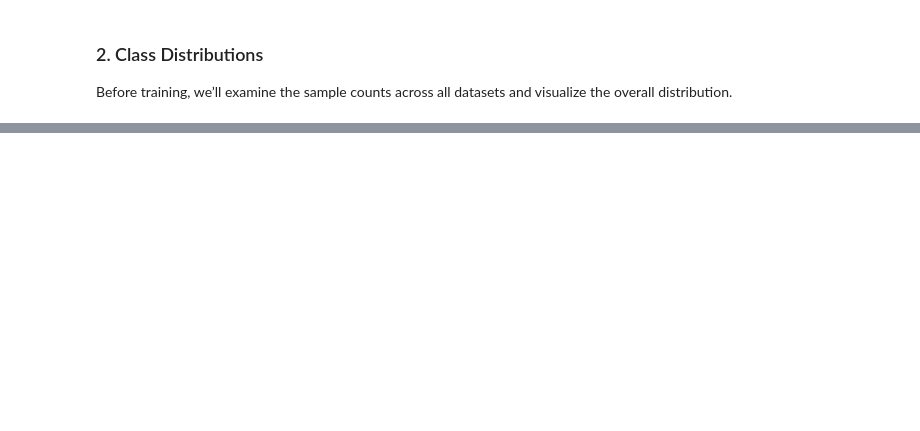
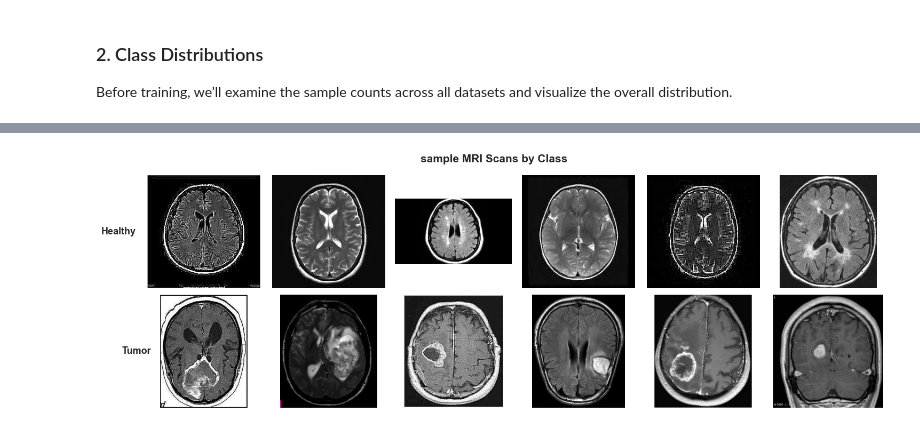
Before and after one commit to daviddning/cancer-tumor-classifier, a Jupyter notebook: notebooks/eda_brain_umor.ipynb, the cells around one changed output, grey strips where cells are left out. Cells and saved outputs as stored; diff of their text form; code cells hidden in the pictures; blank space fills up the shorter version.

```diff
--- a/notebooks/eda_brain_umor.ipynb
+++ b/notebooks/eda_brain_umor.ipynb
@@ -128,0 +191,46 @@ Looking at the plotted images:
+# %%
+# sample Visualization
+def display_sample_images(data_dir, samples_per_class=6):
+    """display grid of sample images from each class"""
+
+    classes = [cls for cls in os.listdir(data_dir)
+               if os.path.isdir(os.path.join(data_dir, cls))]
+
+    # map to cleaner names
+    class_names = {'tumor': 'Tumor', 'healthy': 'Healthy'}
+
+    fig, axes = plt.subplots(len(classes), samples_per_class,
+                             figsize=(15, 5))
+
+    for i, cls in enumerate(classes):
+        class_path = os.path.join(data_dir, cls)
+        images = [f for f in os.listdir(class_path)
+                 if f.endswith(('.jpg', '.png', '.jpeg'))]
+
+        # random sample
+        samples = random.sample(images, min(samples_per_class, len(images)))
+
+        for j, img_name in enumerate(samples):
+            img_path = os.path.join(class_path, img_name)
+            img = Image.open(img_path)
+
+            ax = axes[i, j] if len(classes) > 1 else axes[j]
+            ax.imshow(img, cmap='gray')
+            ax.axis('off')
+
+            if j == 0:
+                display_name = class_names.get(cls, cls)
+                ax.text(-0.1, 0.5, display_name,
+                       transform=ax.transAxes,
+                       fontsize=13, fontweight='bold',
+                       verticalalignment='center',
+                       horizontalalignment='right')
+
+    plt.suptitle('sample MRI Scans by Class', fontsize=15, fontweight='bold', y=0.98)
+    plt.tight_layout()
+    plt.savefig("../graphics/sample_images.png", bbox_inches="tight", dpi=150)
+    plt.show()
+
+display_sample_images(data_dir, samples_per_class=6)
+# %% [output]
+[figure, added]
```
Also changed, not shown: parts of 11 cells of this notebook, 14 other files.
